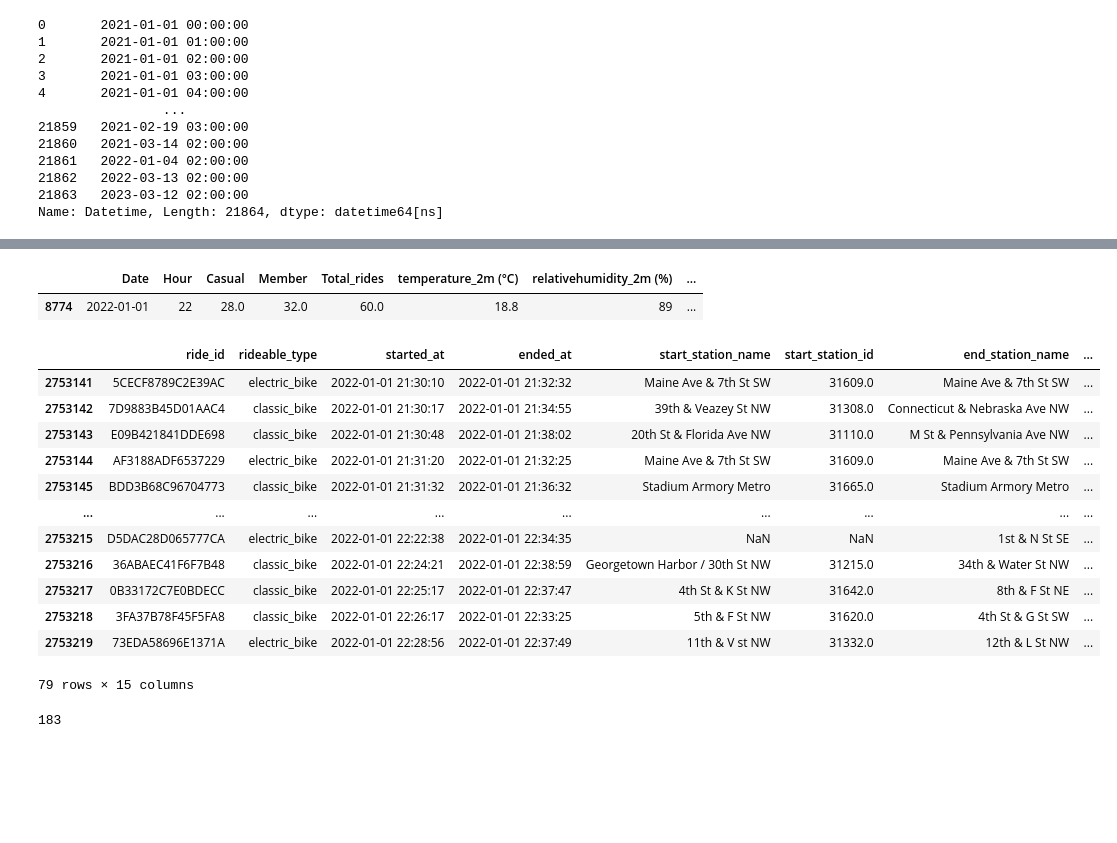
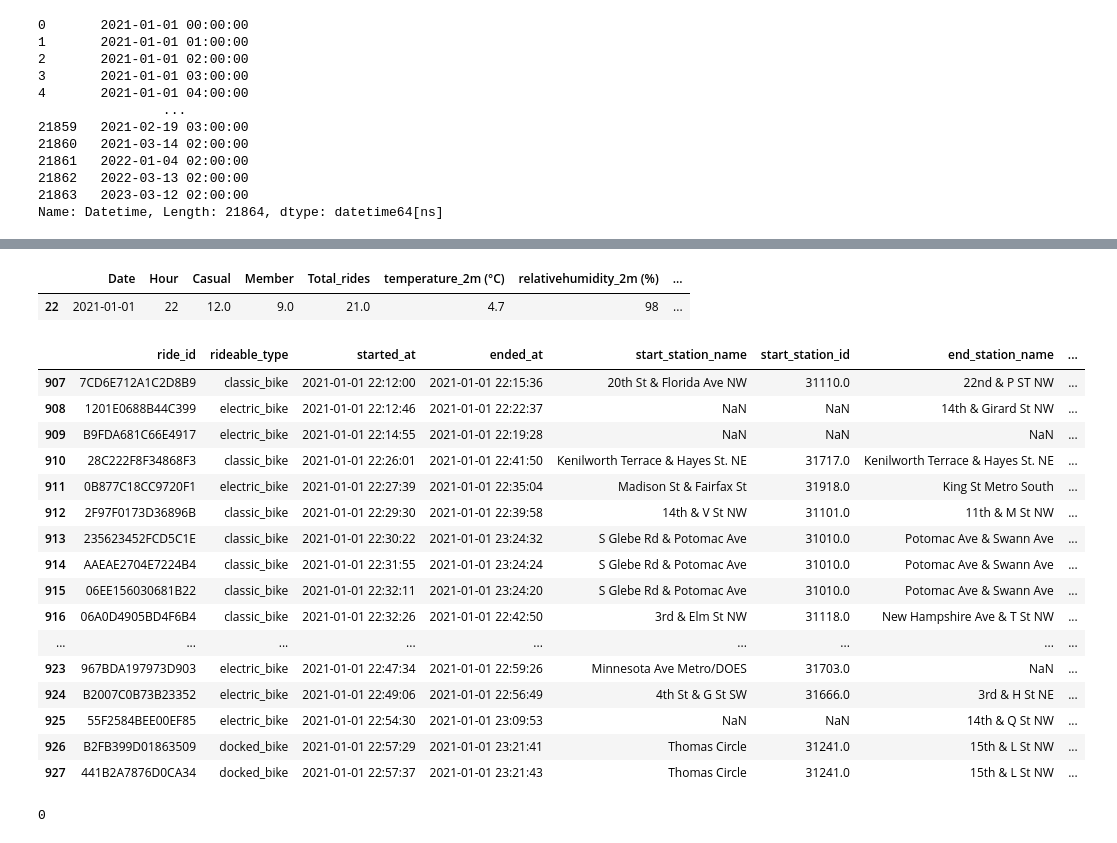
Before and after one commit to michalpasternak7/CA-Project-3-Capital-Bike-Share, a Jupyter notebook: add_temp_to_bike_data.ipynb, the cells around one changed output, grey strips where cells are left out. Saved outputs shown, nothing was run; the diff lists cells and outputs as text; code cells hidden in the pictures; blank space fills up the shorter version.

Commit message:
round to floor

```diff
--- a/add_temp_to_bike_data.ipynb
+++ b/add_temp_to_bike_data.ipynb
@@ -123,13 +123,13 @@ weather_data['Datetime']
 Name: Datetime, Length: 21864, dtype: datetime64[ns]
 # %%
 # Round 'started_at' to the nearest hour
-bike_data['rounded_started_at'] = bike_data['started_at'].dt.round('H')
+bike_data['rounded_started_at'] = bike_data['started_at'].dt.floor('H')
 
 # Merge based on the rounded 'started_at' and 'Datetime' columns
 merged_data = pd.merge(bike_data, weather_data[['Datetime', 'temperature_2m (°C)', 'relativehumidity_2m (%)']], left_on='rounded_started_at', right_on='Datetime', how='left')
 
 # Drop the redundant columns if needed
-merged_data = merged_data.drop(['Datetime', 'rounded_started_at'], axis=1)
+#merged_data = merged_data.drop(['Datetime', 'rounded_started_at'], axis=1)
 merged_data
 # %% [output]
 |  | ride_id | rideable_type | started_at | ended_at | start_station_name | start_station_id | end_station_name | ... |
@@ -148,33 +178,37 @@ merged_data
 # %%
 # Create a datetime object for comparison
-comparison_datetime = datetime(2022, 1, 1, 22, 0, 0)
+comparison_datetime = datetime(2021, 1, 1, 22, 0, 0)
 
 # Boolean indexing to filter rows where 'Datetime' is equal to the comparison datetime
 filtered_data = weather_data[weather_data['Datetime'] == comparison_datetime]
 filtered_data
 # %% [output]
 |  | Date | Hour | Casual | Member | Total_rides | temperature_2m (°C) | relativehumidity_2m (%) | ... |
-| 8774 | 2022-01-01 | 22 | 28.0 | 32.0 | 60.0 | 18.8 | 89 | ... |
+| 22 | 2021-01-01 | 22 | 12.0 | 9.0 | 21.0 | 4.7 | 98 | ... |
 # %%
-merged_data[merged_data['started_at'].dt.round('H') == comparison_datetime]
+merged_data[merged_data['started_at'].dt.floor('H') == comparison_datetime]
 # %% [output]
 |  | ride_id | rideable_type | started_at | ended_at | start_station_name | start_station_id | end_station_name | ... |
-| 2753141 | 5CECF8789C2E39AC | electric_bike | 2022-01-01 21:30:10 | 2022-01-01 21:32:32 | Maine Ave & 7th St SW | 31609.0 | Maine Ave & 7th St SW | ... |
-| 2753142 | 7D9883B45D01AAC4 | classic_bike | 2022-01-01 21:30:17 | 2022-01-01 21:34:55 | 39th & Veazey St NW | 31308.0 | Connecticut & Nebraska Ave NW | ... |
-| 2753143 | E09B421841DDE698 | classic_bike | 2022-01-01 21:30:48 | 2022-01-01 21:38:02 | 20th St & Florida Ave NW | 31110.0 | M St & Pennsylvania Ave NW | ... |
-| 2753144 | AF3188ADF6537229 | electric_bike | 2022-01-01 21:31:20 | 2022-01-01 21:32:25 | Maine Ave & 7th St SW | 31609.0 | Maine Ave & 7th St SW | ... |
-| 2753145 | BDD3B68C96704773 | classic_bike | 2022-01-01 21:31:32 | 2022-01-01 21:36:32 | Stadium Armory Metro | 31665.0 | Stadium Armory Metro | ... |
+| 907 | 7CD6E712A1C2D8B9 | classic_bike | 2021-01-01 22:12:00 | 2021-01-01 22:15:36 | 20th St & Florida Ave NW | 31110.0 | 22nd & P ST NW | ... |
+| 908 | 1201E0688B44C399 | electric_bike | 2021-01-01 22:12:46 | 2021-01-01 22:22:37 | NaN | NaN | 14th & Girard St NW | ... |
+| 909 | B9FDA681C66E4917 | electric_bike | 2021-01-01 22:14:55 | 2021-01-01 22:19:28 | NaN | NaN | NaN | ... |
+| 910 | 28C222F8F34868F3 | classic_bike | 2021-01-01 22:26:01 | 2021-01-01 22:41:50 | Kenilworth Terrace & Hayes St. NE | 31717.0 | Kenilworth Terrace & Hayes St. NE | ... |
+| 911 | 0B877C18CC9720F1 | electric_bike | 2021-01-01 22:27:39 | 2021-01-01 22:35:04 | Madison St & Fairfax St | 31918.0 | King St Metro South | ... |
+| 912 | 2F97F0173D36896B | classic_bike | 2021-01-01 22:29:30 | 2021-01-01 22:39:58 | 14th & V St NW | 31101.0 | 11th & M St NW | ... |
+| 913 | 235623452FCD5C1E | classic_bike | 2021-01-01 22:30:22 | 2021-01-01 23:24:32 | S Glebe Rd & Potomac Ave | 31010.0 | Potomac Ave & Swann Ave | ... |
+| 914 | AAEAE2704E7224B4 | classic_bike | 2021-01-01 22:31:55 | 2021-01-01 23:24:24 | S Glebe Rd & Potomac Ave | 31010.0 | Potomac Ave & Swann Ave | ... |
+| 915 | 06EE156030681B22 | classic_bike | 2021-01-01 22:32:11 | 2021-01-01 23:24:20 | S Glebe Rd & Potomac Ave | 31010.0 | Potomac Ave & Swann Ave | ... |
+| 916 | 06A0D4905BD4F6B4 | classic_bike | 2021-01-01 22:32:26 | 2021-01-01 22:42:50 | 3rd & Elm St NW | 31118.0 | New Hampshire Ave & T St NW | ... |
 | ... | ... | ... | ... | ... | ... | ... | ... | ... |
-| 2753215 | D5DAC28D065777CA | electric_bike | 2022-01-01 22:22:38 | 2022-01-01 22:34:35 | NaN | NaN | 1st & N St SE | ... |
-| 2753216 | 36ABAEC41F6F7B48 | classic_bike | 2022-01-01 22:24:21 | 2022-01-01 22:38:59 | Georgetown Harbor / 30th St NW | 31215.0 | 34th & Water St NW | ... |
-| 2753217 | 0B33172C7E0BDECC | classic_bike | 2022-01-01 22:25:17 | 2022-01-01 22:37:47 | 4th St & K St NW | 31642.0 | 8th & F St NE | ... |
-| 2753218 | 3FA37B78F45F5FA8 | classic_bike | 2022-01-01 22:26:17 | 2022-01-01 22:33:25 | 5th & F St NW | 31620.0 | 4th St & G St SW | ... |
-| 2753219 | 73EDA58696E1371A | electric_bike | 2022-01-01 22:28:56 | 2022-01-01 22:37:49 | 11th & V st NW | 31332.0 | 12th & L St NW | ... |
+| 923 | 967BDA197973D903 | electric_bike | 2021-01-01 22:47:34 | 2021-01-01 22:59:26 | Minnesota Ave Metro/DOES | 31703.0 | NaN | ... |
+| 924 | B2007C0B73B23352 | electric_bike | 2021-01-01 22:49:06 | 2021-01-01 22:56:49 | 4th St & G St SW | 31666.0 | 3rd & H St NE | ... |
+| 925 | 55F2584BEE00EF85 | electric_bike | 2021-01-01 22:54:30 | 2021-01-01 23:09:53 | NaN | NaN | 14th & Q St NW | ... |
+| 926 | B2FB399D01863509 | docked_bike | 2021-01-01 22:57:29 | 2021-01-01 23:21:41 | Thomas Circle | 31241.0 | 15th & L St NW | ... |
+| 927 | 441B2A7876D0CA34 | docked_bike | 2021-01-01 22:57:37 | 2021-01-01 23:21:43 | Thomas Circle | 31241.0 | 15th & L St NW | ... |
-79 rows × 15 columns
 # %%
 merged_data['temperature_2m (°C)'].isna().sum()
 # %% [output]
-183
+0
 # %%
 merged_data[merged_data['temperature_2m (°C)'].isna()]
 # %% [output]
```
Also changed, not shown: parts of 4 cells of this notebook, 4 other files.
